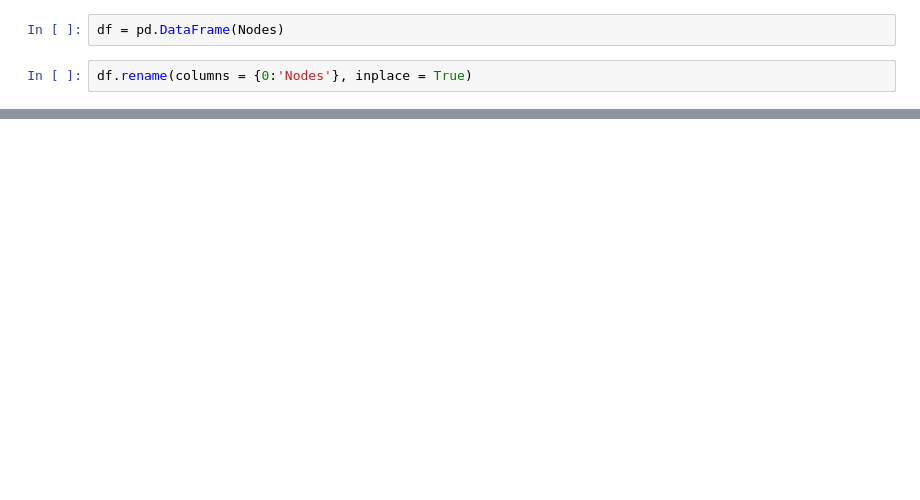
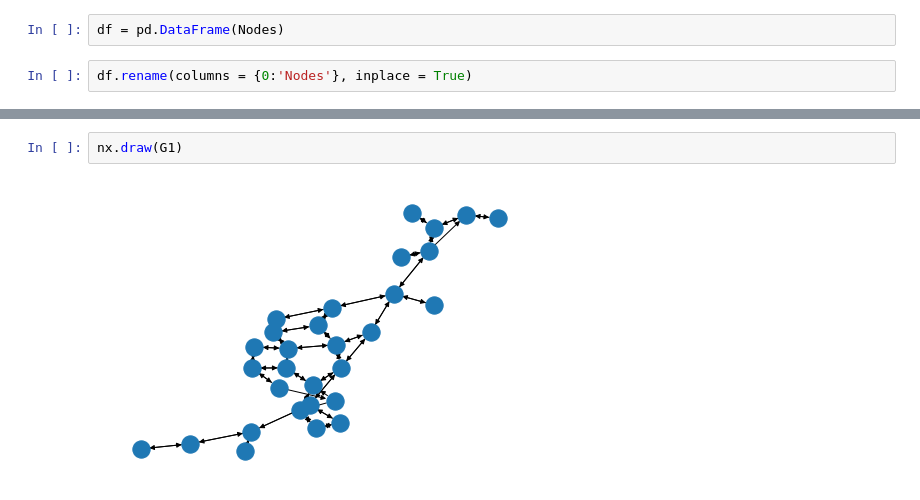
Before and after one commit to Monty2211/Optimal-City-Resource-Deployment-and-Path-Planning-with-Multiple-City-Agencies, a Jupyter notebook: SnowPlow/OSMnx.ipynb, the cells around one changed output, grey strips where cells are left out. Drawn from its saved outputs; the diff is of its cells as text; blank space fills up the shorter version.

```diff
--- a/SnowPlow/OSMnx.ipynb
+++ b/SnowPlow/OSMnx.ipynb
@@ -78,0 +221,4 @@ df.head()
+# %%
+nx.draw(G1)
+# %% [output]
+[figure, added]
```
Also changed, not shown: parts of 31 cells of this notebook.
